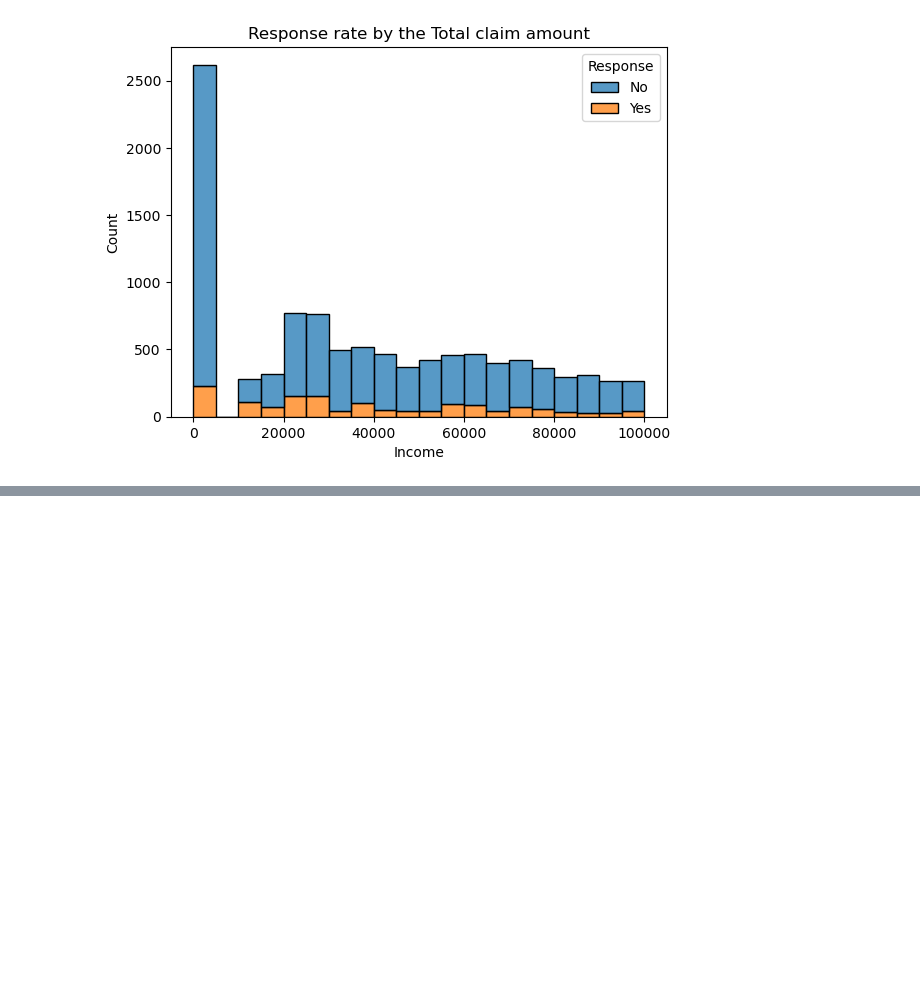
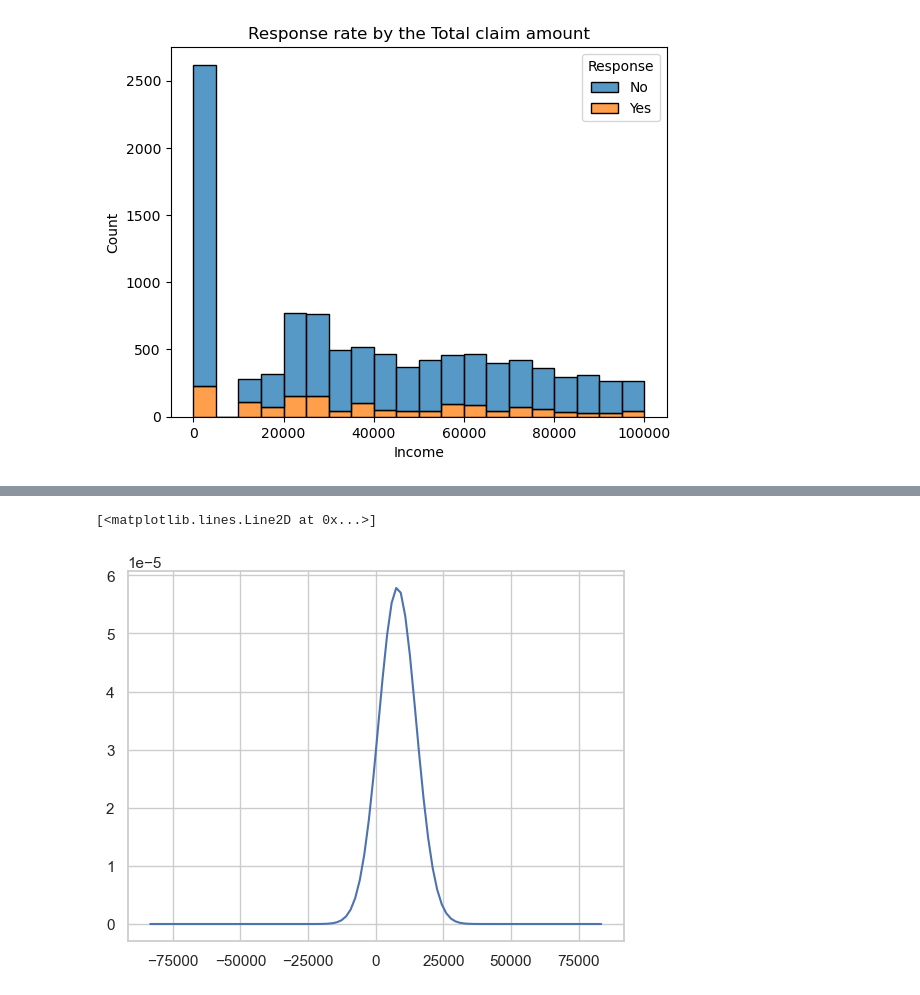
Before and after one commit to EmiliaLopez/IRONHACK_DA_LABS, a Jupyter notebook: Lab _Analysis_Round3.ipynb, the cells around one changed output, grey strips where cells are left out. Drawn from its saved outputs; the diff is of its cells as text; code cells hidden in the pictures; blank space fills up the shorter version.

```diff
--- a/Lab _Analysis_Round3.ipynb
+++ b/Lab _Analysis_Round3.ipynb
@@ -84,0 +190,17 @@ Text(0.5, 1.0, 'Response rate by the Total claim amount')
+# %%
+#Do the distributions for different numerical variables look like a normal distribution
+
+from scipy.stats import norm
+
+numerical['Customer Lifetime Value'].mean()
+
+np.std(numerical['Customer Lifetime Value'])
+
+#Normaldistribution for customer lifetie value
+
+normal = norm(numerical['Customer Lifetime Value'].mean(),np.std(numerical['Customer Lifetime Value']))
+x=np.linspace(numerical['Customer Lifetime Value'].max(),-numerical['Customer Lifetime Value'].max(),100)
+plt.plot(x,normal.pdf(x))
+# %% [output]
+[<matplotlib.lines.Line2D at 0x...>]
+[figure, added]
```
Also changed, not shown: parts of 12 cells of this notebook.
